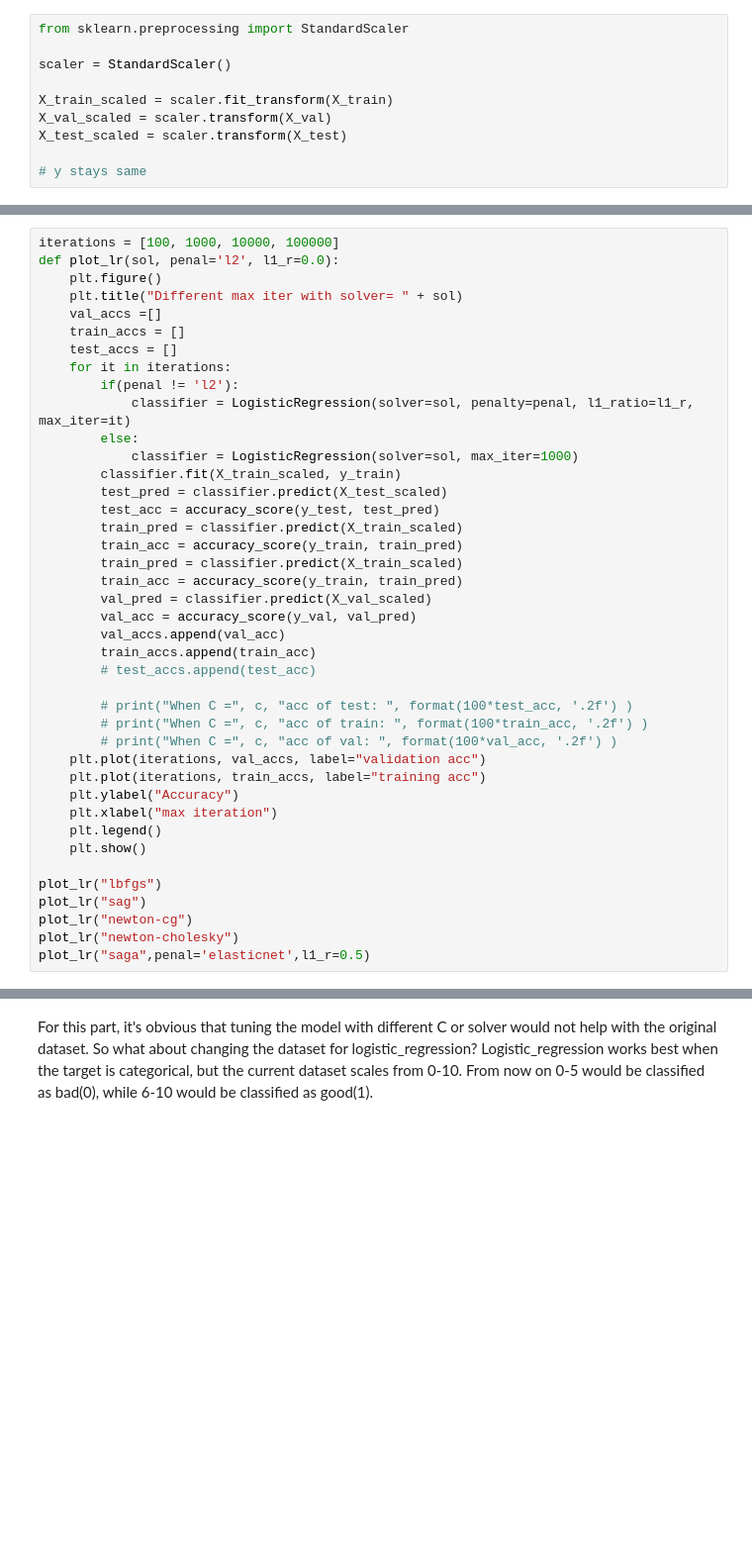
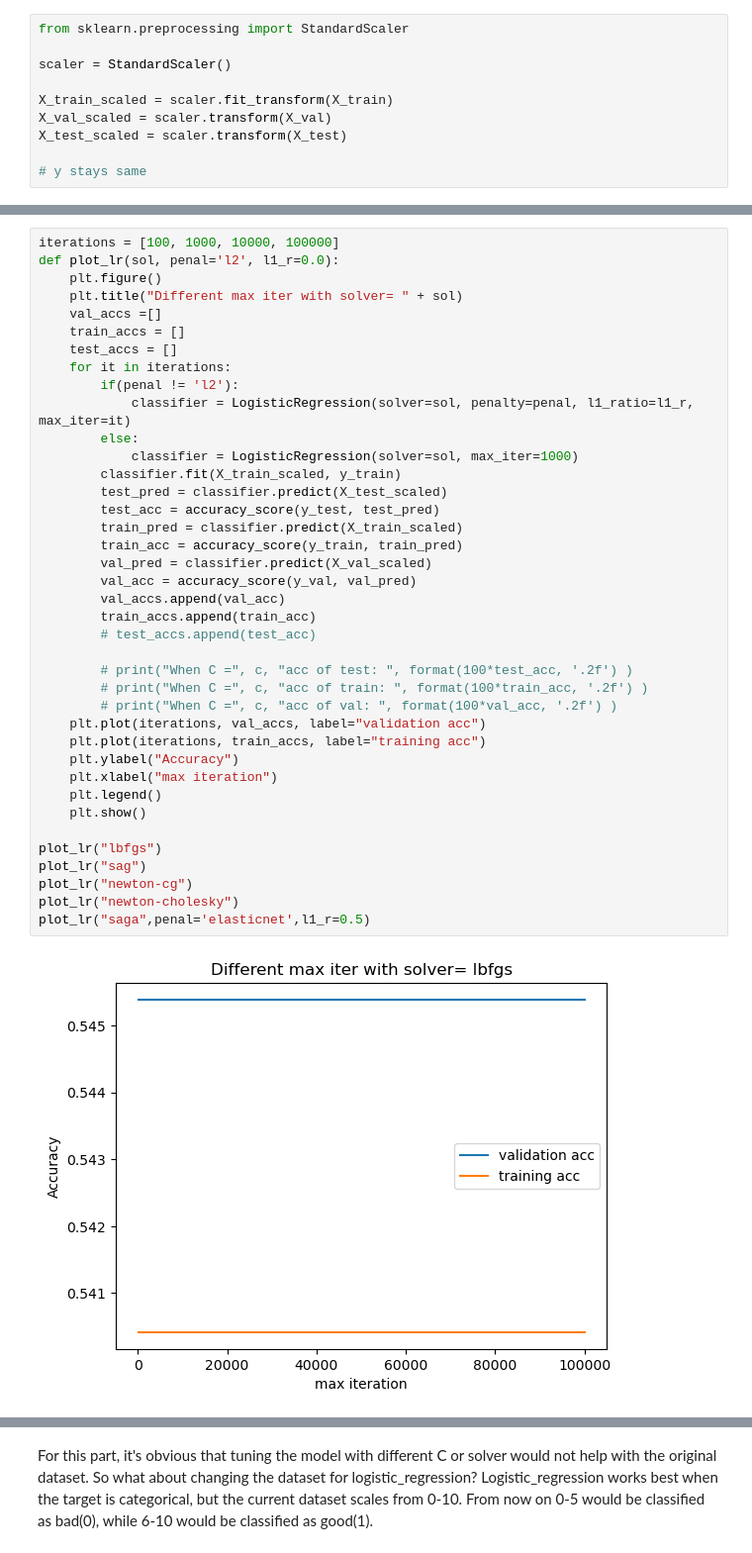
Before and after one commit to jiangyue-amber/CS178_Project, a Jupyter notebook: logistic_regression.ipynb, the cells around one changed output, grey strips where cells are left out. Shown at 99% size. Cells and saved outputs as stored; diff of their text form; blank space fills up the shorter version.

```diff
--- a/logistic_regression.ipynb
+++ b/logistic_regression.ipynb
@@ -142,32 +140,32 @@ def plot_lr(sol, penal='l2', l1_r=0.0):
         if(penal != 'l2'):
             classifier = LogisticRegression(solver=sol, penalty=penal, l1_ratio=l1_r, max_iter=it)
         else:
             classifier = LogisticRegression(solver=sol, max_iter=1000)
         classifier.fit(X_train_scaled, y_train)
         test_pred = classifier.predict(X_test_scaled)
         test_acc = accuracy_score(y_test, test_pred)
-        train_pred = classifier.predict(X_train_scaled)
-        train_acc = accuracy_score(y_train, train_pred)
         train_pred = classifier.predict(X_train_scaled)
         train_acc = accuracy_score(y_train, train_pred)
         val_pred = classifier.predict(X_val_scaled)
         val_acc = accuracy_score(y_val, val_pred)
         val_accs.append(val_acc)
         train_accs.append(train_acc)
         # test_accs.append(test_acc)
 
         # print("When C =", c, "acc of test: ", format(100*test_acc, '.2f') )
         # print("When C =", c, "acc of train: ", format(100*train_acc, '.2f') )
         # print("When C =", c, "acc of val: ", format(100*val_acc, '.2f') )
     plt.plot(iterations, val_accs, label="validation acc")
     plt.plot(iterations, train_accs, label="training acc")
     plt.ylabel("Accuracy")
     plt.xlabel("max iteration")
     plt.legend()
     plt.show()
 
 plot_lr("lbfgs")
 plot_lr("sag")
 plot_lr("newton-cg")
 plot_lr("newton-cholesky")
 plot_lr("saga",penal='elasticnet',l1_r=0.5)
+# %% [output]
+[figure, added]
```
Also changed, not shown: parts of 10 cells of this notebook.
